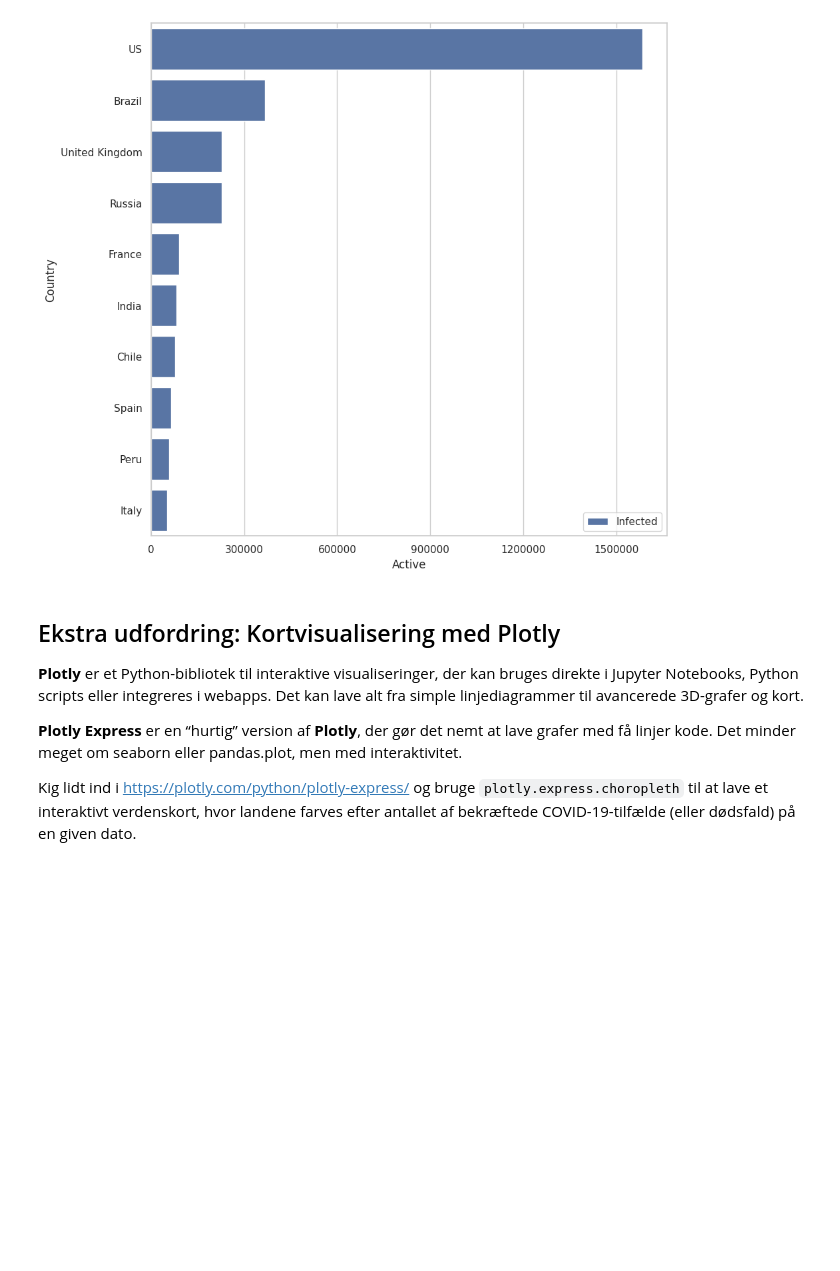
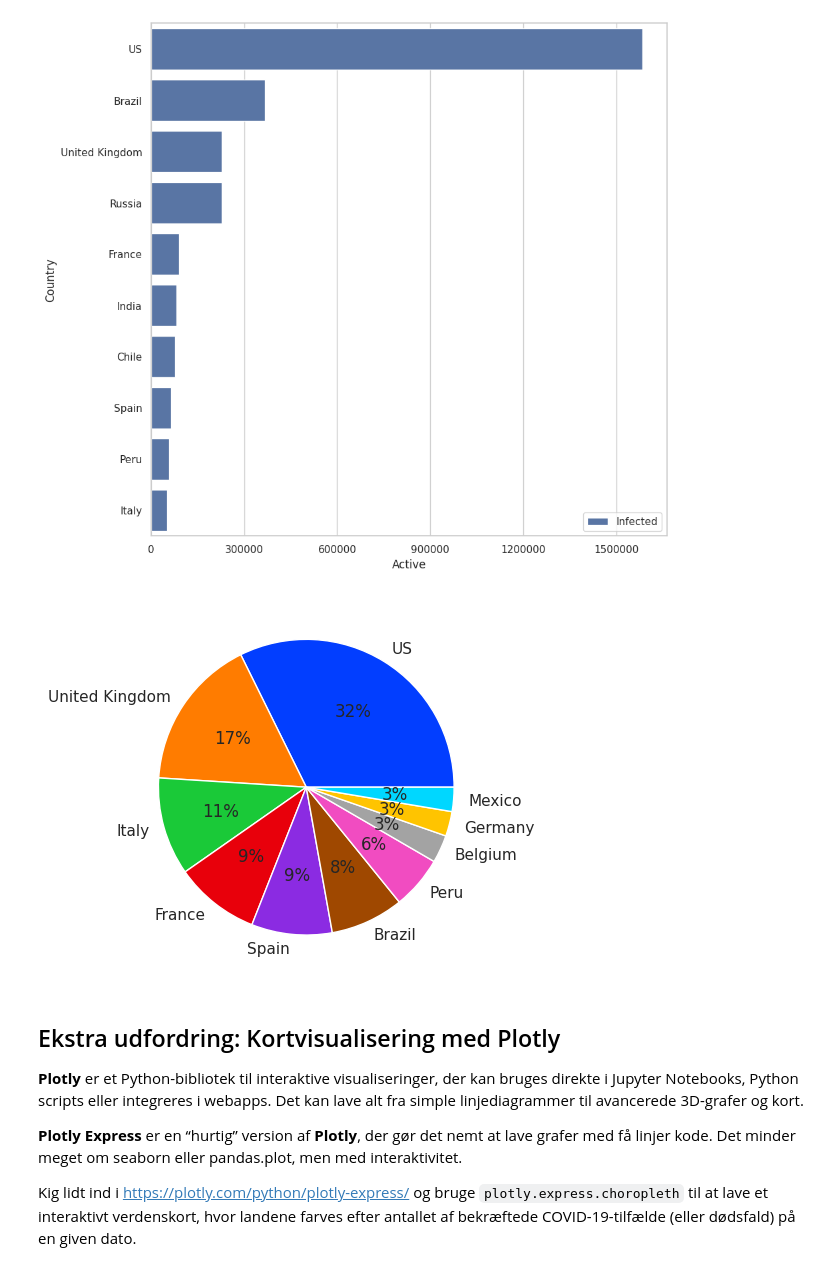
Before and after one commit to Vibenshus-Gymnasium-Pro/covid-19-data-CoolTL, a Jupyter notebook: covid19data.ipynb, the cells around one changed output. Drawn from its saved outputs; the diff is of its cells as text; code cells hidden in the pictures; blank space fills up the shorter version.

```diff
--- a/covid19data.ipynb
+++ b/covid19data.ipynb
@@ -127,6 +132,19 @@ sns.barplot(x="Active", y="Country", data=group_df.sort_values('Active', ascendi
 # %% [output]
 <Axes: xlabel='Active', ylabel='Country'>
 [figure]
+# %%
+
+# define Seaborn color palette to use
+colors = sns.color_palette('bright')
+
+death_df=group_df.sort_values('Deaths', ascending=False).head(10)
+
+
+# plotting data on chart
+plt.pie(death_df['Deaths'], labels=death_df.index, colors=colors, autopct='%.0f%%')
+plt.show()
+# %% [output]
+[figure, added]
 # %% [markdown]
 ## Ekstra udfordring: Kortvisualisering med Plotly
 **Plotly** er et Python-bibliotek til interaktive visualiseringer, der kan bruges direkte i Jupyter Notebooks, Python scripts eller integreres i webapps. Det kan lave alt fra simple linjediagrammer til avancerede 3D-grafer og kort.
```
Also changed, not shown: parts of 1 cell of this notebook.
